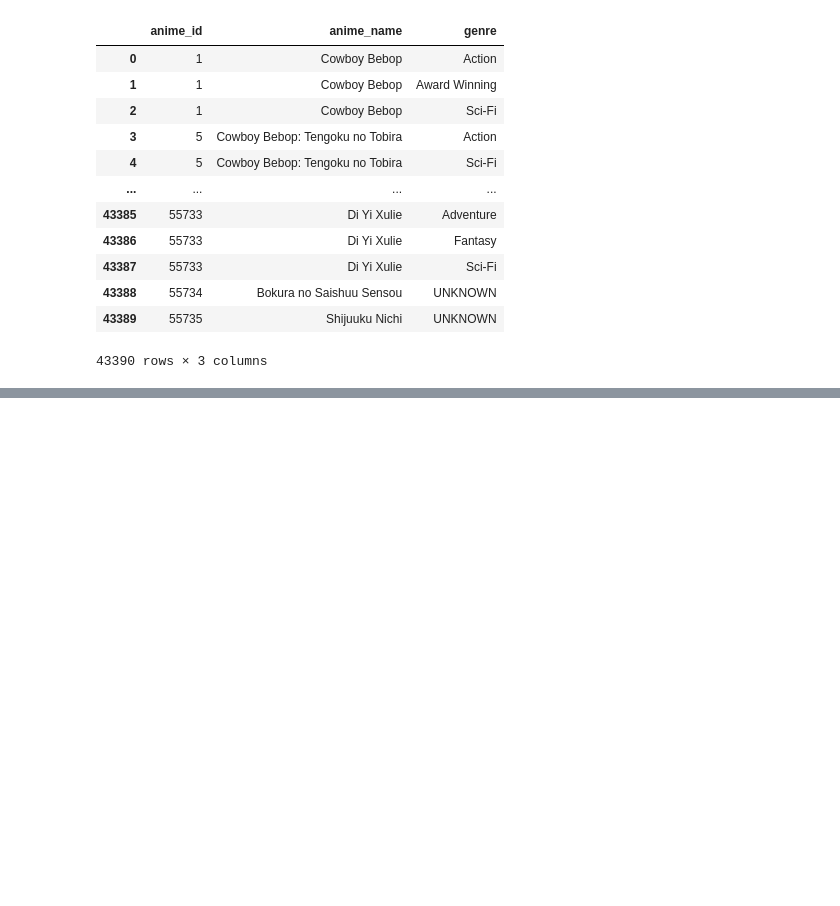
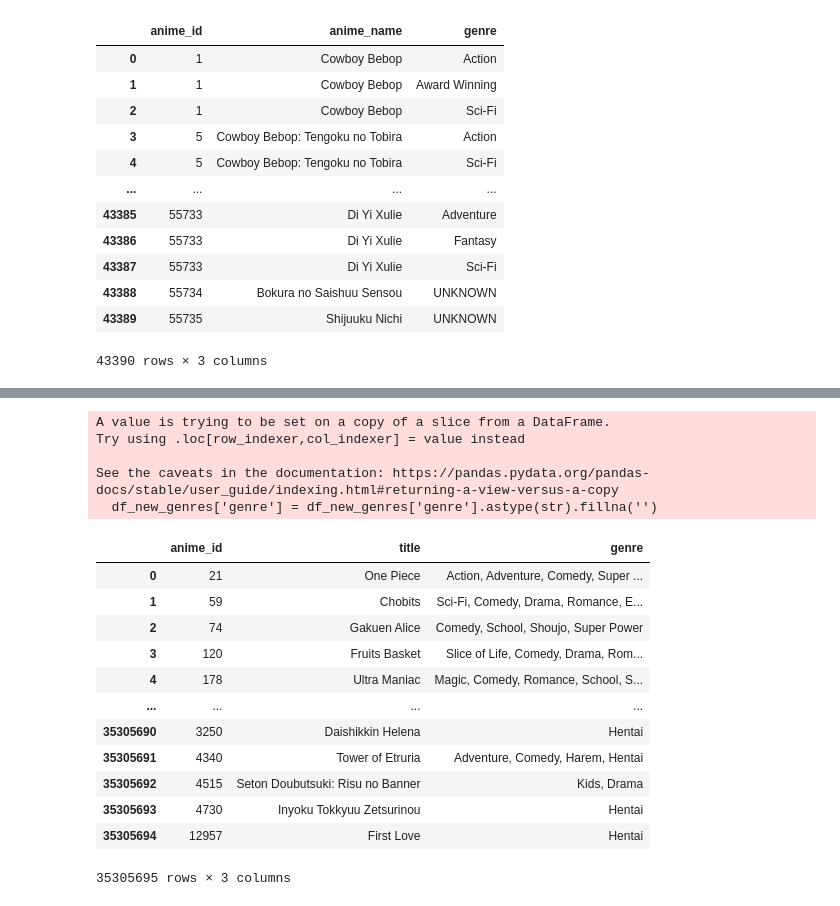
Before and after one commit to imirransom7/Anime-Recommendation-App, a Jupyter notebook: genre_transformation.ipynb, the cells around one changed output, grey strips where cells are left out. Saved outputs shown, nothing was run; the diff lists cells and outputs as text; code cells hidden in the pictures; blank space fills up the shorter version.

```diff
--- a/genre_transformation.ipynb
+++ b/genre_transformation.ipynb
@@ -563,0 +574,23 @@ df2.to_csv("E:\RhaMo\CSV Files\Anime Dataset/")
+# %%
+df_new_genres = df[['anime_id', 'title', 'genre']]
+df_new_genres['genre'] = df_new_genres['genre'].astype(str).fillna('')
+df_new_genres
+# %% [output]
+A value is trying to be set on a copy of a slice from a DataFrame.
+Try using .loc[row_indexer,col_indexer] = value instead
+
+See the caveats in the documentation: https://pandas.pydata.org/pandas-docs/stable/user_guide/indexing.html#returning-a-view-versus-a-copy
+  df_new_genres['genre'] = df_new_genres['genre'].astype(str).fillna('')
+|  | anime_id | title | genre |
+| 0 | 21 | One Piece | Action, Adventure, Comedy, Super ... |
+| 1 | 59 | Chobits | Sci-Fi, Comedy, Drama, Romance, E... |
+| 2 | 74 | Gakuen Alice | Comedy, School, Shoujo, Super Power |
+| 3 | 120 | Fruits Basket | Slice of Life, Comedy, Drama, Rom... |
+| 4 | 178 | Ultra Maniac | Magic, Comedy, Romance, School, S... |
+| ... | ... | ... | ... |
+| 35305690 | 3250 | Daishikkin Helena | Hentai |
+| 35305691 | 4340 | Tower of Etruria | Adventure, Comedy, Harem, Hentai |
+| 35305692 | 4515 | Seton Doubutsuki: Risu no Banner | Kids, Drama |
+| 35305693 | 4730 | Inyoku Tokkyuu Zetsurinou | Hentai |
+| 35305694 | 12957 | First Love | Hentai |
+35305695 rows × 3 columns
```
Also changed, not shown: parts of 6 cells of this notebook, 1 other file.
